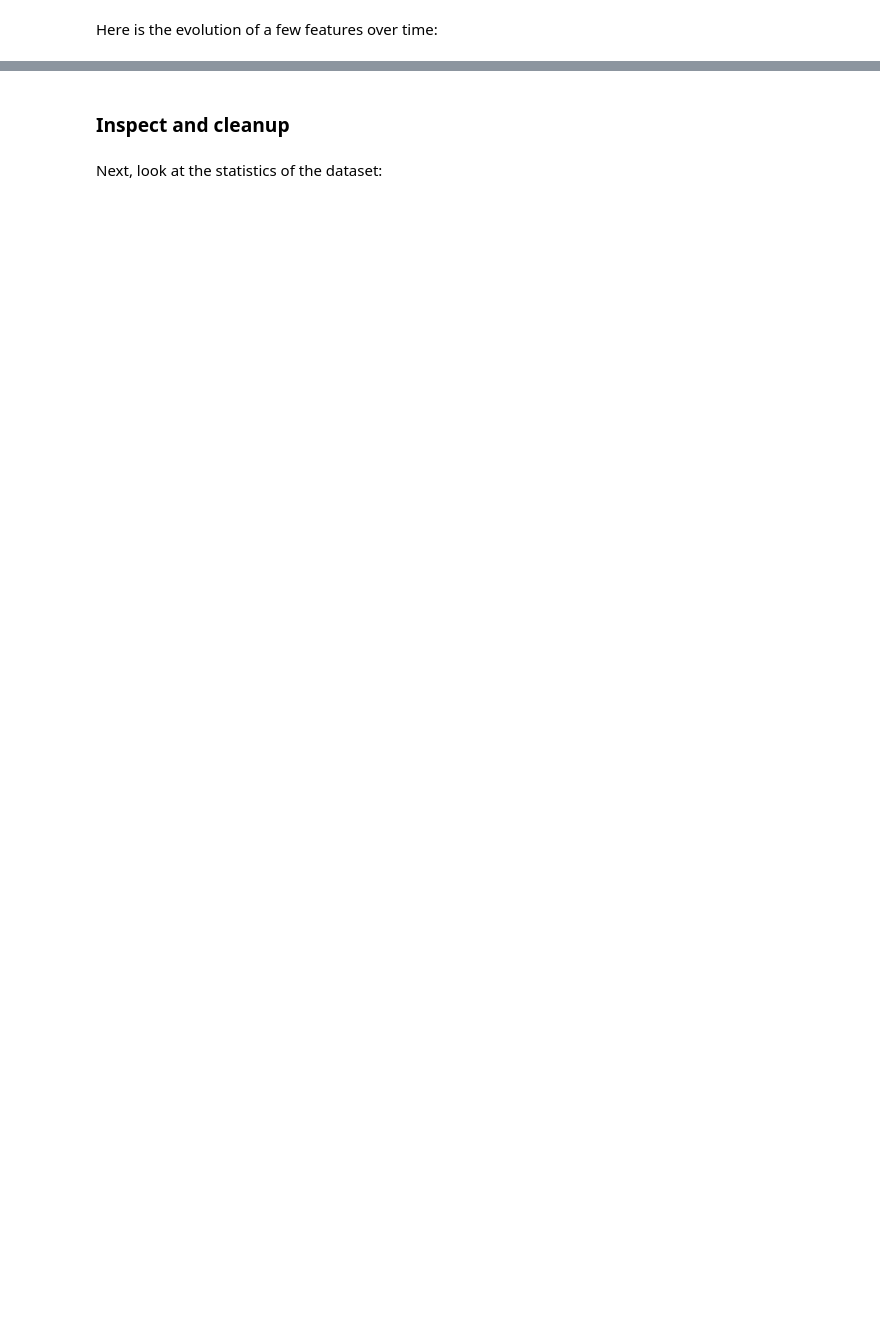
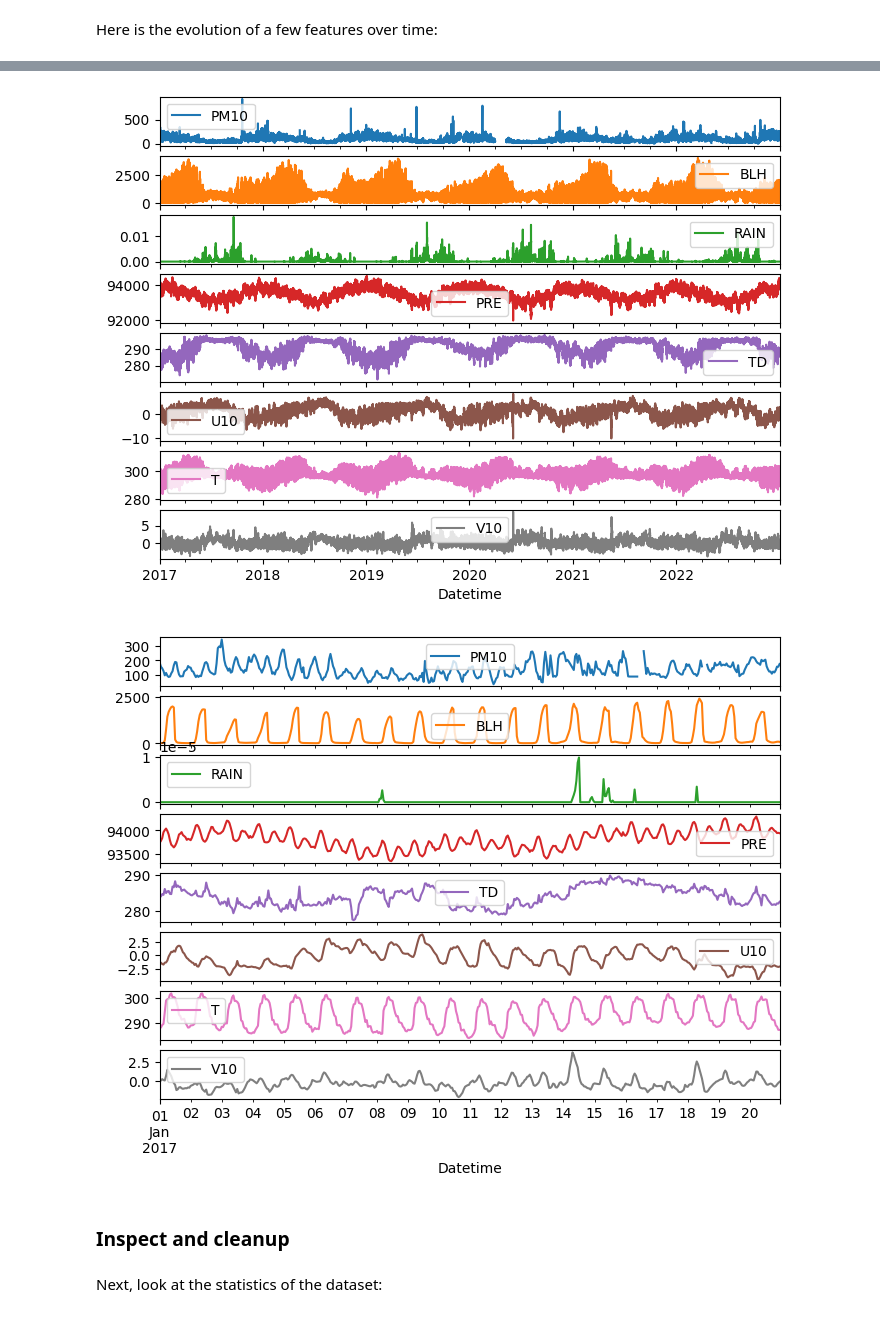
Before and after one commit to datadrivenharshal/Machine-Learning-for-Time-Series-with-Python, a Jupyter notebook: site/en/tutorials/structured_data/time_series.ipynb, the cells around one changed output, grey strips where cells are left out. Cells and saved outputs as stored; diff of their text form; code cells hidden in the pictures; blank space fills up the shorter version.

Commit message:
PM2.5 Added for plotting the graphs

```diff
--- a/site/en/tutorials/structured_data/time_series.ipynb
+++ b/site/en/tutorials/structured_data/time_series.ipynb
@@ -72,2 +71,4 @@ csv_path, _ = os.path.splitext(zip_path)
+# %%
+csv_path = "/content/Shivajinagar_2017_2022.csv"
 # %% [markdown]
 This tutorial will just deal with **hourly predictions**, so start by sub-sampling the data from 10-minute intervals to one-hour intervals:
@@ -80,3 +75,7 @@ date_time = pd.to_datetime(df.pop('Date Time'), format='%d.%m.%Y %H:%M:%S')
+# %%
+df = pd.read_csv(csv_path)
+
+date_time = pd.to_datetime(df.pop('Datetime'), dayfirst=True)
 # %% [markdown]
 Let's take a glance at the data. Here are the first few rows:
 # %%
@@ -86,12 +106,15 @@ Here is the evolution of a few features over time:
 # %%
-plot_cols = ['T (degC)', 'p (mbar)', 'rho (g/m**3)']
+plot_cols = ['PM10','PM2.5','BLH','RAIN','PRE','TD','U10','T','V10']
 plot_features = df[plot_cols]
 plot_features.index = date_time
 _ = plot_features.plot(subplots=True)
 
 plot_features = df[plot_cols][:480]
 plot_features.index = date_time[:480]
 _ = plot_features.plot(subplots=True)
+# %% [output]
+[figure, added]
+[figure, added]
 # %% [markdown]
 ### Inspect and cleanup
 # %% [markdown]
```
Also changed, not shown: parts of 53 cells of this notebook.
